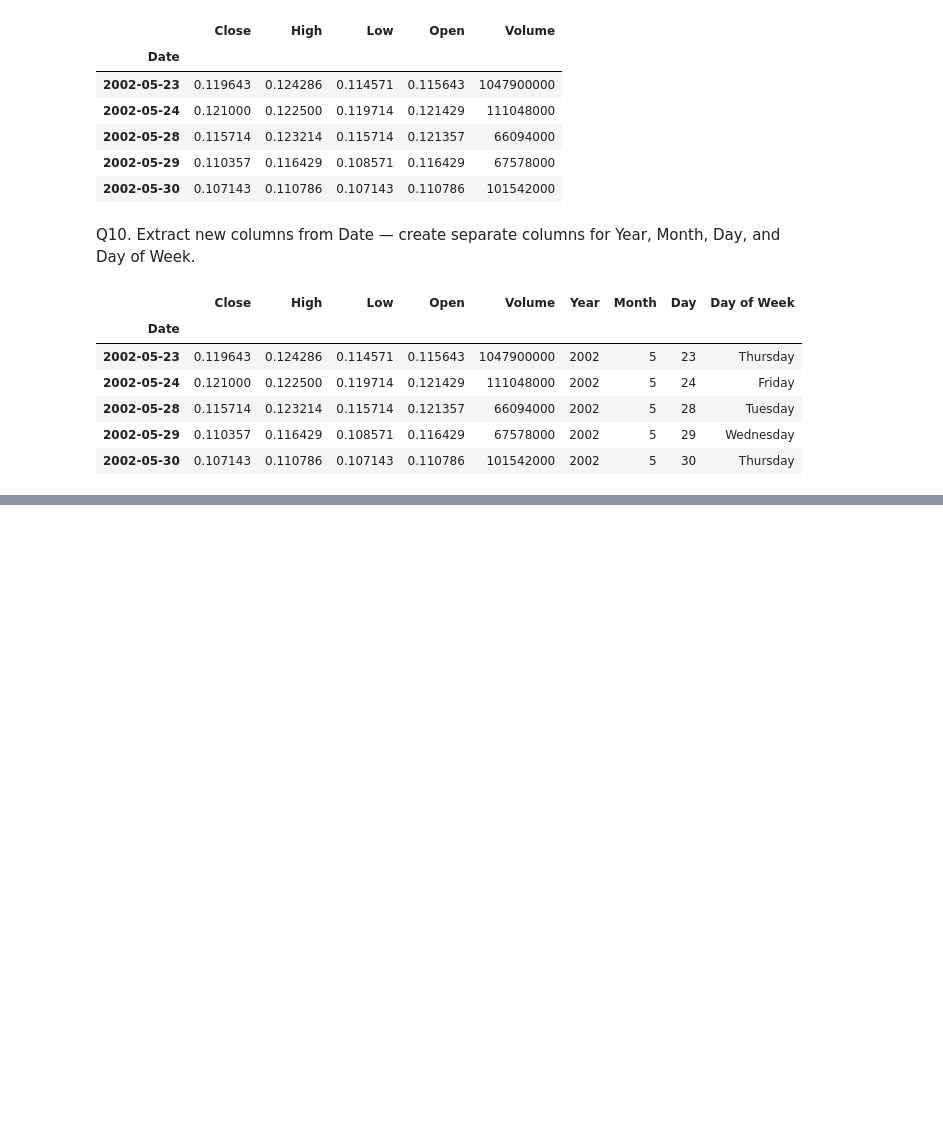
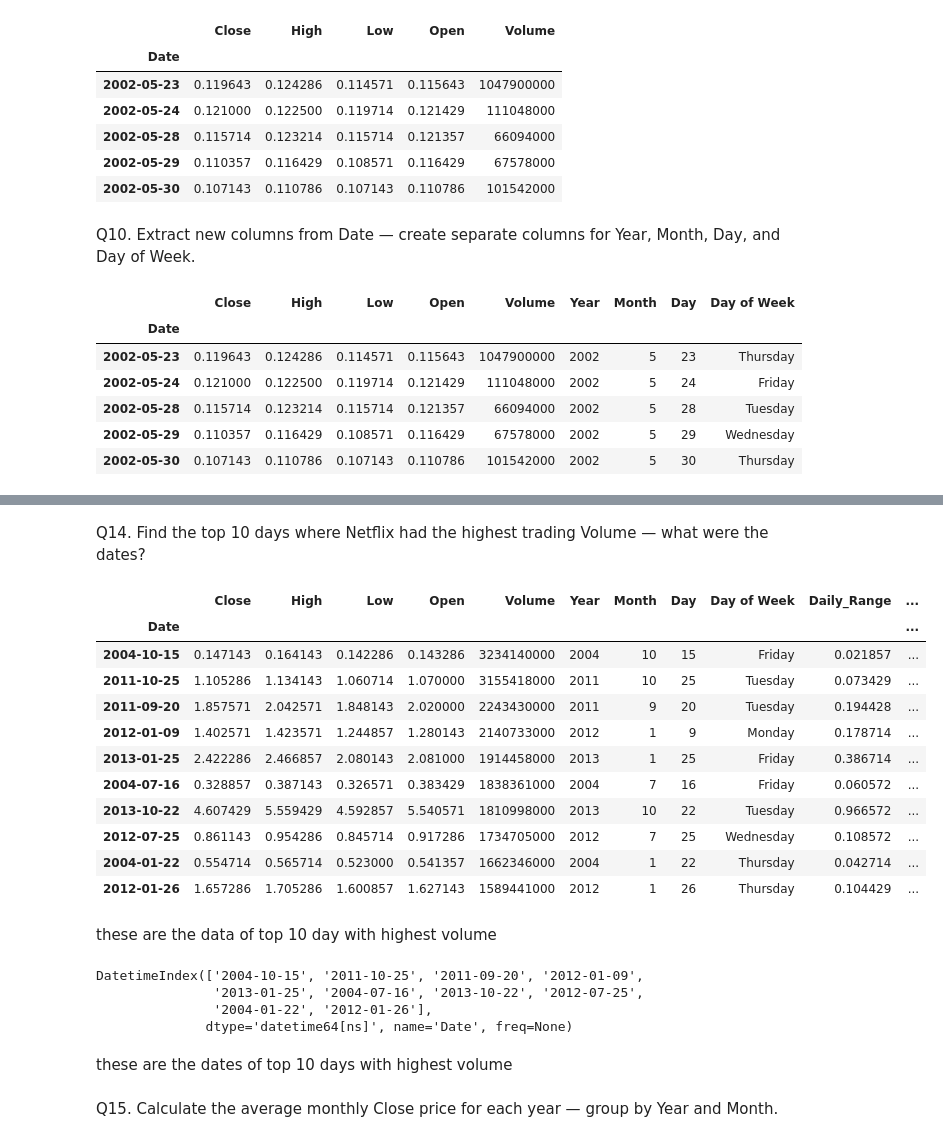
Before and after one commit to bikashsahani/EDA-project, a Jupyter notebook: EDA_project.ipynb, the cells around one changed output, grey strips where cells are left out. Cells and saved outputs as stored; diff of their text form; code cells hidden in the pictures; blank space fills up the shorter version.

```diff
--- a/EDA_project.ipynb
+++ b/EDA_project.ipynb
@@ -204,0 +263,31 @@ data.head()
+# %% [markdown]
+Q14. Find the top 10 days where Netflix had the highest trading Volume — what were the dates?
+# %%
+highest_trading_day=data.sort_values('Volume',ascending=False).head(10)
+highest_trading_day
+# %% [output]
+|  | Close | High | Low | Open | Volume | Year | Month | Day | Day of Week | Daily_Range | ... |
+| Date |  |  |  |  |  |  |  |  |  |  | ... |
+| 2004-10-15 | 0.147143 | 0.164143 | 0.142286 | 0.143286 | 3234140000 | 2004 | 10 | 15 | Friday | 0.021857 | ... |
+| 2011-10-25 | 1.105286 | 1.134143 | 1.060714 | 1.070000 | 3155418000 | 2011 | 10 | 25 | Tuesday | 0.073429 | ... |
+| 2011-09-20 | 1.857571 | 2.042571 | 1.848143 | 2.020000 | 2243430000 | 2011 | 9 | 20 | Tuesday | 0.194428 | ... |
+| 2012-01-09 | 1.402571 | 1.423571 | 1.244857 | 1.280143 | 2140733000 | 2012 | 1 | 9 | Monday | 0.178714 | ... |
+| 2013-01-25 | 2.422286 | 2.466857 | 2.080143 | 2.081000 | 1914458000 | 2013 | 1 | 25 | Friday | 0.386714 | ... |
+| 2004-07-16 | 0.328857 | 0.387143 | 0.326571 | 0.383429 | 1838361000 | 2004 | 7 | 16 | Friday | 0.060572 | ... |
+| 2013-10-22 | 4.607429 | 5.559429 | 4.592857 | 5.540571 | 1810998000 | 2013 | 10 | 22 | Tuesday | 0.966572 | ... |
+| 2012-07-25 | 0.861143 | 0.954286 | 0.845714 | 0.917286 | 1734705000 | 2012 | 7 | 25 | Wednesday | 0.108572 | ... |
+| 2004-01-22 | 0.554714 | 0.565714 | 0.523000 | 0.541357 | 1662346000 | 2004 | 1 | 22 | Thursday | 0.042714 | ... |
+| 2012-01-26 | 1.657286 | 1.705286 | 1.600857 | 1.627143 | 1589441000 | 2012 | 1 | 26 | Thursday | 0.104429 | ... |
+# %% [markdown]
+these are the data of top 10 day with highest volume
+# %%
+highest_trading_day.index
+# %% [output]
+DatetimeIndex(['2004-10-15', '2011-10-25', '2011-09-20', '2012-01-09',
+               '2013-01-25', '2004-07-16', '2013-10-22', '2012-07-25',
+               '2004-01-22', '2012-01-26'],
+              dtype='datetime64[ns]', name='Date', freq=None)
+# %% [markdown]
+these are the dates of top 10 days with highest volume
+# %% [markdown]
+Q15. Calculate the average monthly Close price for each year — group by Year and Month.
```
Also changed, not shown: parts of 15 cells of this notebook.
